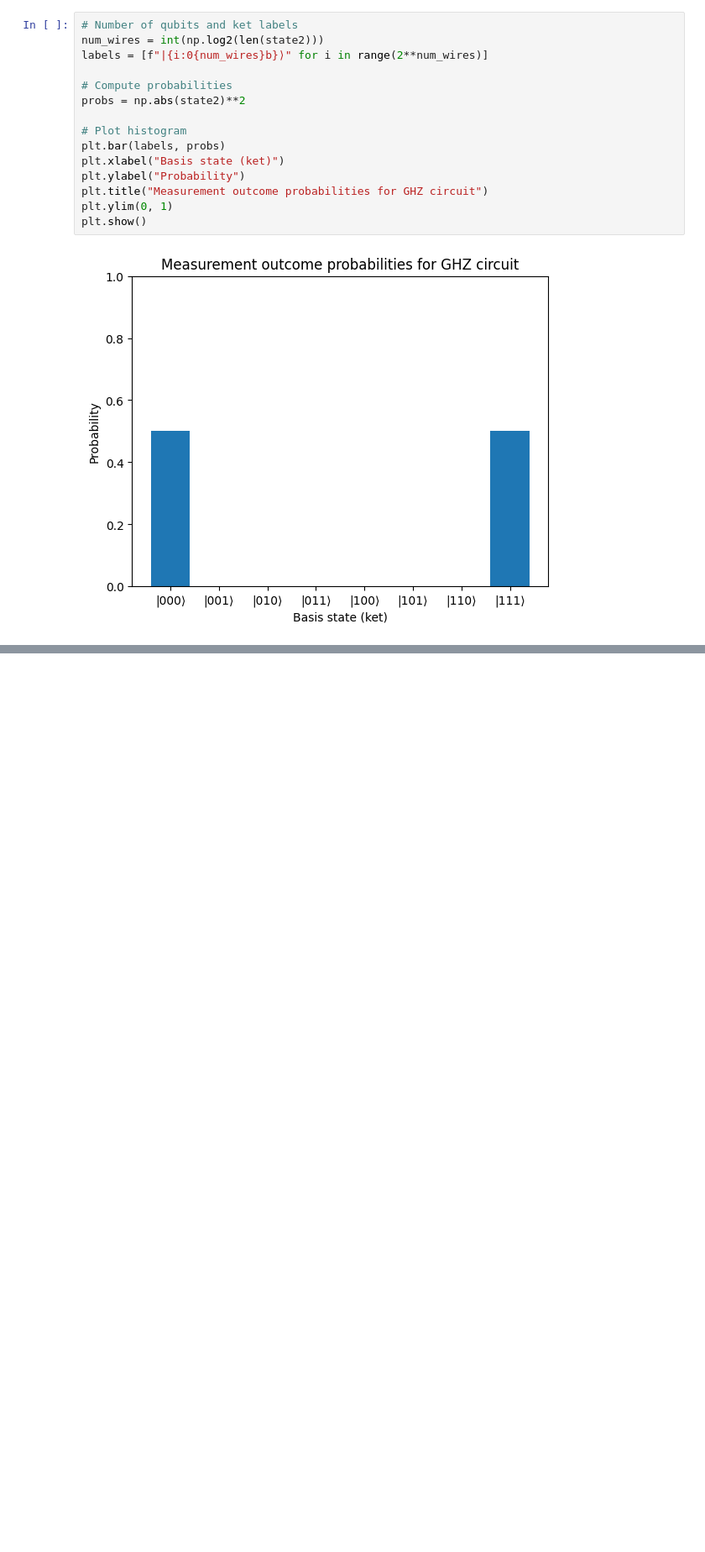
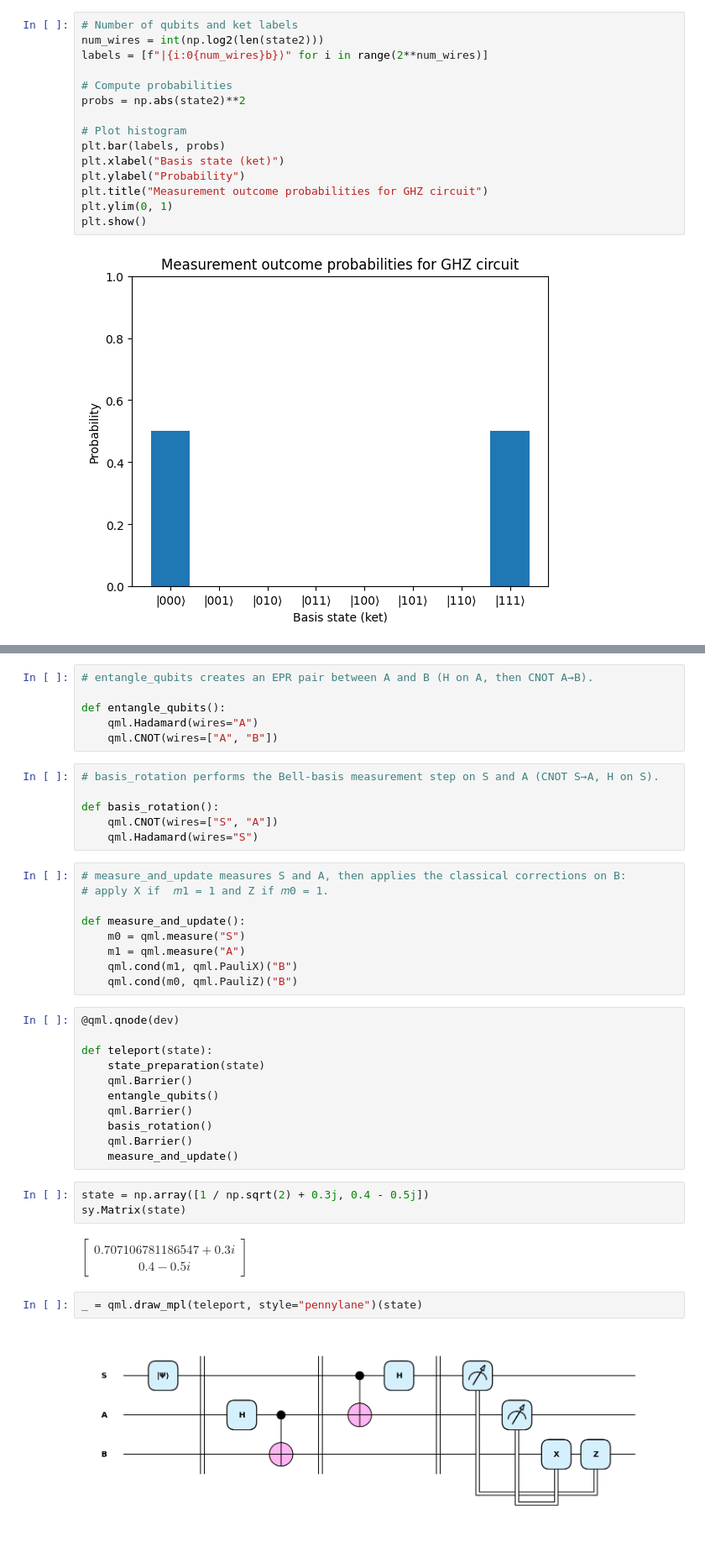
Before and after one commit to Omid-Hassasfar/NITheCS_QSouthAfrica_MiniSchool_Introduction_to_Quantum_Computing_with_PennyLane, a Jupyter notebook: NITheCS_QSouthAfrica_Mini_School_Introduction_to_Quantum_Computing_with_PennyLane.ipynb, the cells around one changed output, grey strips where cells are left out. Shown at 84% size. Drawn from its saved outputs; the diff is of its cells as text; blank space fills up the shorter version.

```diff
--- a/NITheCS_QSouthAfrica_Mini_School_Introduction_to_Quantum_Computing_with_PennyLane.ipynb
+++ b/NITheCS_QSouthAfrica_Mini_School_Introduction_to_Quantum_Computing_with_PennyLane.ipynb
@@ -489,0 +786,41 @@ plt.show()
+# %%
+# entangle_qubits creates an EPR pair between A and B (H on A, then CNOT A→B).
+
+def entangle_qubits():
+    qml.Hadamard(wires="A")
+    qml.CNOT(wires=["A", "B"])
+# %%
+# basis_rotation performs the Bell-basis measurement step on S and A (CNOT S→A, H on S).
+
+def basis_rotation():
+    qml.CNOT(wires=["S", "A"])
+    qml.Hadamard(wires="S")
+# %%
+# measure_and_update measures S and A, then applies the classical corrections on B:
+# apply X if  𝑚1 = 1 and Z if 𝑚0 = 1.
+
+def measure_and_update():
+    m0 = qml.measure("S")
+    m1 = qml.measure("A")
+    qml.cond(m1, qml.PauliX)("B")
+    qml.cond(m0, qml.PauliZ)("B")
+# %%
+@qml.qnode(dev)
+
+def teleport(state):
+    state_preparation(state)
+    qml.Barrier()
+    entangle_qubits()
+    qml.Barrier()
+    basis_rotation()
+    qml.Barrier()
+    measure_and_update()
+# %%
+state = np.array([1 / np.sqrt(2) + 0.3j, 0.4 - 0.5j])
+sy.Matrix(state)
+# %% [output]
+$\displaystyle \left[\begin{matrix}0.707106781186547 + 0.3 i\\0.4 - 0.5 i\end{matrix}\right]$
+# %%
+_ = qml.draw_mpl(teleport, style="pennylane")(state)
+# %% [output]
+[figure, added]
```
Also changed, not shown: parts of 58 cells of this notebook.
